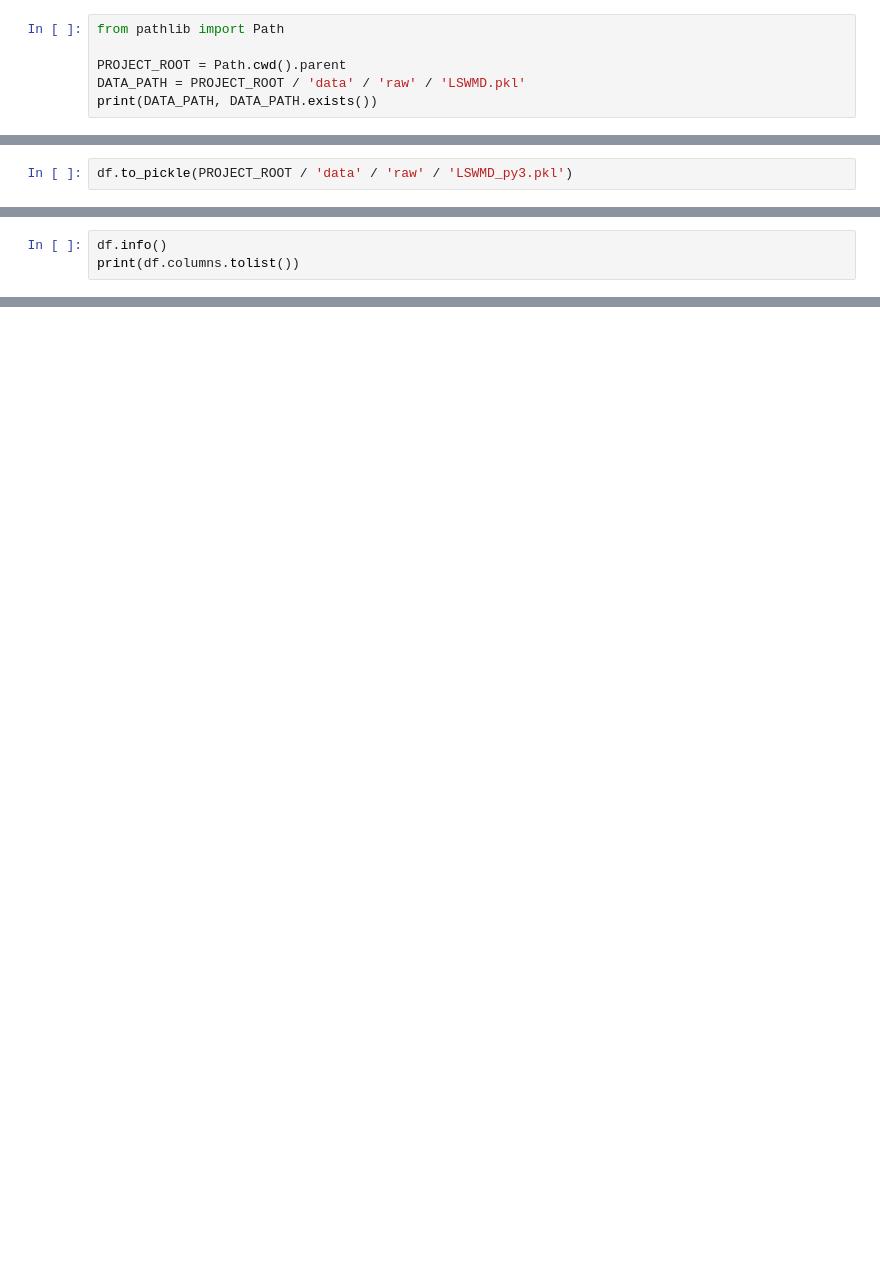
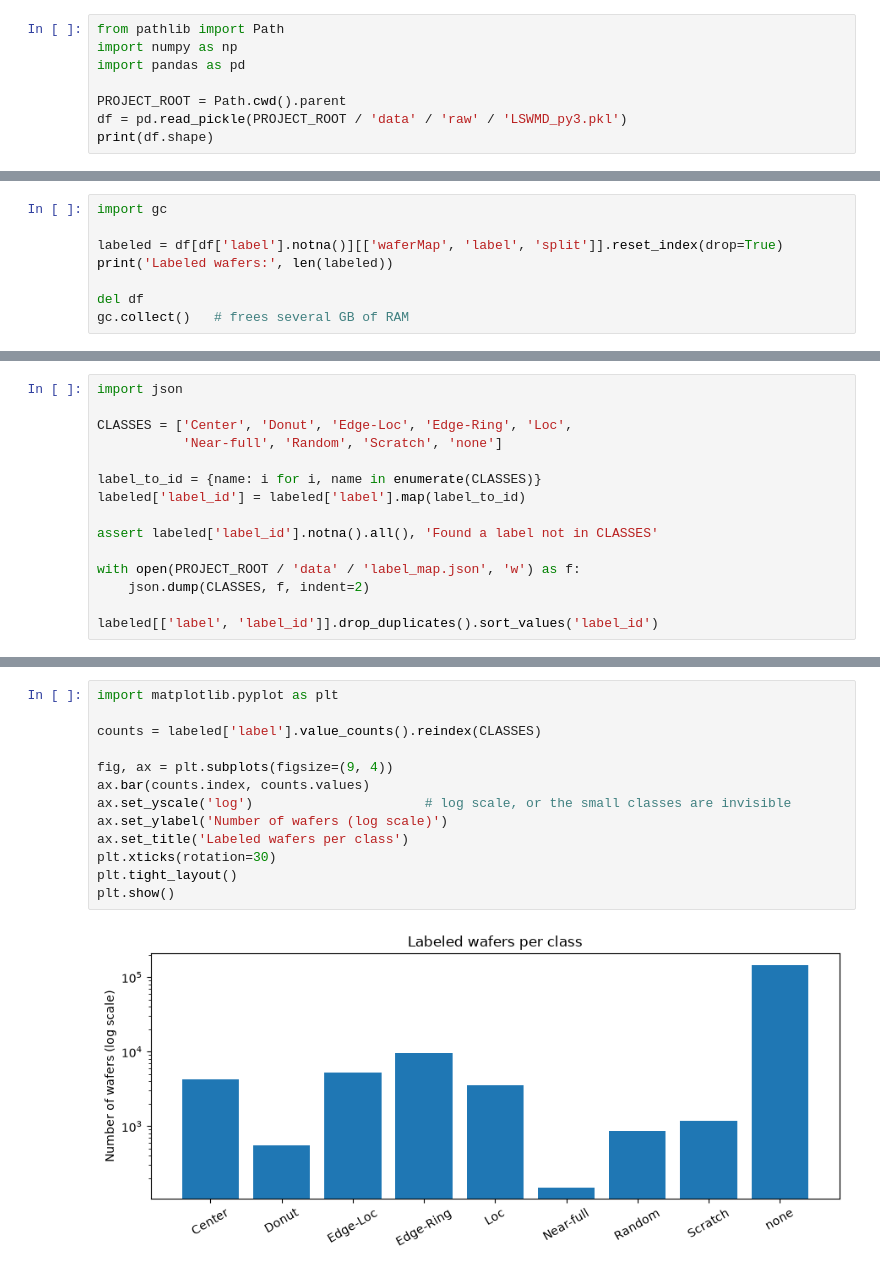
Before and after one commit to harshita-kode/wafer-lens, a Jupyter notebook: notebooks/explore_data.ipynb, the cells around one changed output, grey strips where cells are left out. Cells and saved outputs as stored; diff of their text form; blank space fills up the shorter version.

Commit message:
clean labels, label map, class distribution and pattern examples

```diff
--- a/notebooks/explore_data.ipynb
+++ b/notebooks/explore_data.ipynb
@@ -1,7 +1,9 @@
 # %%
 from pathlib import Path
+import numpy as np
+import pandas as pd
 
 PROJECT_ROOT = Path.cwd().parent
-DATA_PATH = PROJECT_ROOT / 'data' / 'raw' / 'LSWMD.pkl'
-print(DATA_PATH, DATA_PATH.exists())
+df = pd.read_pickle(PROJECT_ROOT / 'data' / 'raw' / 'LSWMD_py3.pkl')
+print(df.shape)
 # %% [output]
@@ -37,2 +38,8 @@ df.head()
 # %%
-df.to_pickle(PROJECT_ROOT / 'data' / 'raw' / 'LSWMD_py3.pkl')
+import gc
+
+labeled = df[df['label'].notna()][['waferMap', 'label', 'split']].reset_index(drop=True)
+print('Labeled wafers:', len(labeled))
+
+del df
+gc.collect()   # frees several GB of RAM
@@ -39,4 +49,16 @@ df.to_pickle(PROJECT_ROOT / 'data' / 'raw' / 'LSWMD_py3.pkl')
 # %%
-df.info()
-print(df.columns.tolist())
+import json
+
+CLASSES = ['Center', 'Donut', 'Edge-Loc', 'Edge-Ring', 'Loc',
+           'Near-full', 'Random', 'Scratch', 'none']
+
+label_to_id = {name: i for i, name in enumerate(CLASSES)}
+labeled['label_id'] = labeled['label'].map(label_to_id)
+
+assert labeled['label_id'].notna().all(), 'Found a label not in CLASSES'
+
+with open(PROJECT_ROOT / 'data' / 'label_map.json', 'w') as f:
+    json.dump(CLASSES, f, indent=2)
+
+labeled[['label', 'label_id']].drop_duplicates().sort_values('label_id')
 # %% [output]
@@ -94,0 +75,15 @@ Name: failureType, dtype: object
+# %%
+import matplotlib.pyplot as plt
+
+counts = labeled['label'].value_counts().reindex(CLASSES)
+
+fig, ax = plt.subplots(figsize=(9, 4))
+ax.bar(counts.index, counts.values)
+ax.set_yscale('log')                      # log scale, or the small classes are invisible
+ax.set_ylabel('Number of wafers (log scale)')
+ax.set_title('Labeled wafers per class')
+plt.xticks(rotation=30)
+plt.tight_layout()
+plt.show()
+# %% [output]
+[figure, added]
```
Also changed, not shown: parts of 11 cells of this notebook, 1 other file.
